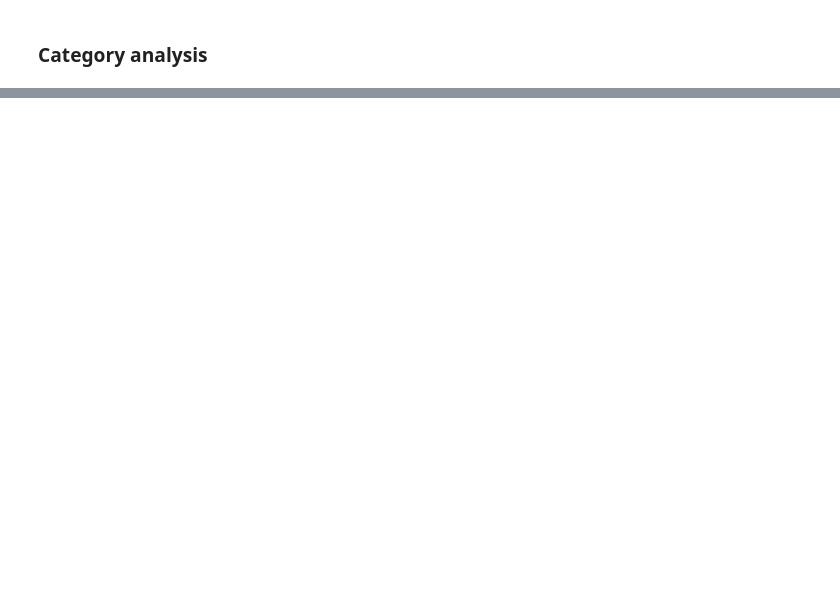
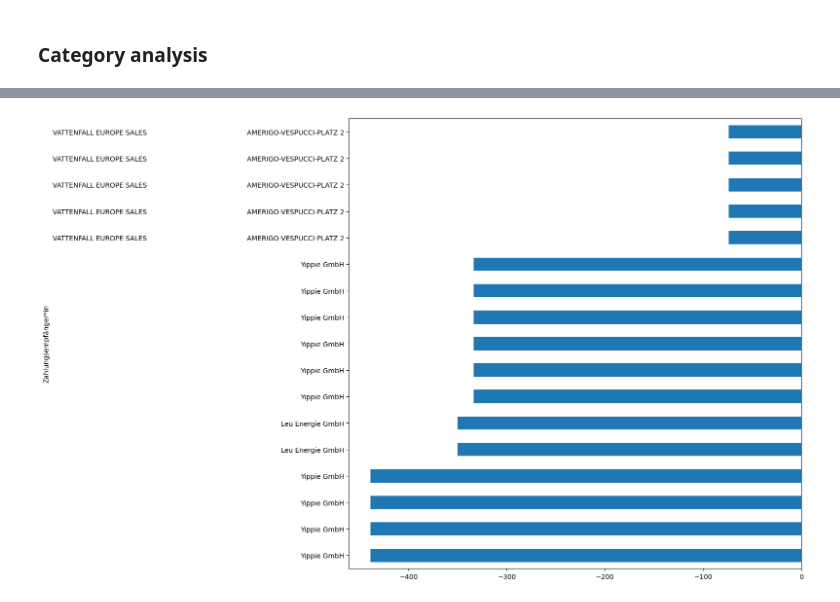
Before and after one commit to carhartt21/dkb_analysis, a Jupyter notebook: DKB-Kontoauszug-Visualizer.ipynb, the cells around one changed output, grey strips where cells are left out. Saved outputs shown, nothing was run; the diff lists cells and outputs as text; code cells hidden in the pictures; blank space fills up the shorter version.

```diff
--- a/DKB-Kontoauszug-Visualizer.ipynb
+++ b/DKB-Kontoauszug-Visualizer.ipynb
@@ -491,2 +646,4 @@ quick_category_analyse("dkb", desc=cause)
 # %%
-quick_category_analyse("ausflug")
+quick_category_analyse("Energie")
+# %% [output]
+[figure, added]
```
Also changed, not shown: parts of 15 cells of this notebook, 2 other files.
